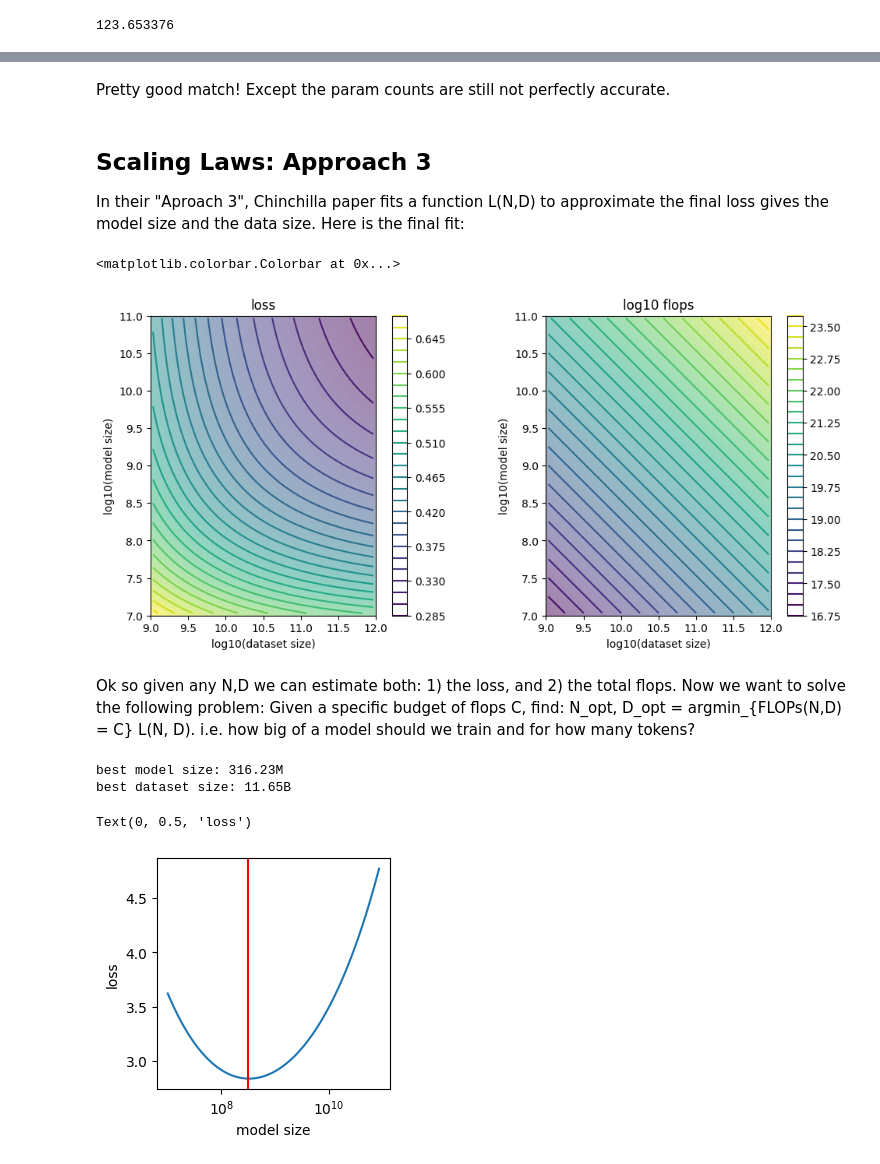
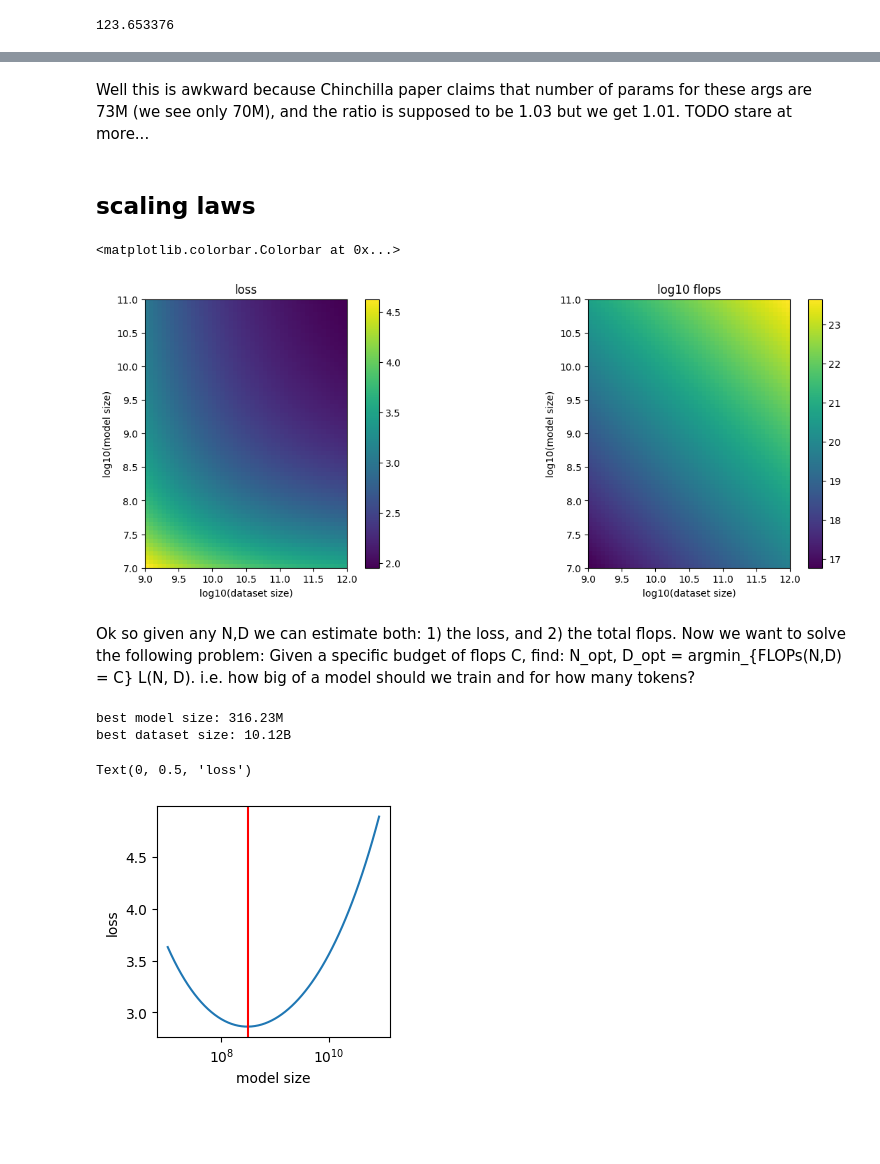
Before and after one commit to karpathy/nanoGPT, a Jupyter notebook: scaling_laws.ipynb, the cells around one changed output, grey strips where cells are left out. Saved outputs shown, nothing was run; the diff lists cells and outputs as text; code cells hidden in the pictures; blank space fills up the shorter version.

Commit message:
add a notebook trying to reproduce chinchilla scaling laws. I can't get the numbers to be exactly right, have to look at more
(cherry picked from commit 5a223521562b52cf14aef96563046a957669f6f4)

```diff
--- a/scaling_laws.ipynb
+++ b/scaling_laws.ipynb
@@ -14,14 +15,13 @@ First some parameter calculations:
 # %%
-def gpt_params(seq_len, vocab_size, d_model, num_heads, num_layers):
-    """ Given GPT config calculate total number of parameters """
-    ffw_size = 4*d_model # in GPT the number of intermediate features is always 4*d_model
+def params(seq_len, vocab_size, d_model, num_heads, num_layers, ffw_size=4):
+    """ Given GPT config calculate total number of parameters"""
     # token and position embeddings
     embeddings = d_model * vocab_size + d_model * seq_len
     # transformer blocks
     attention = 3*d_model**2 + 3*d_model # weights and biases
     attproj = d_model**2 + d_model
-    ffw = d_model*(ffw_size) + ffw_size
-    ffwproj = ffw_size*d_model + d_model
+    ffw = d_model*(ffw_size*d_model) + ffw_size*d_model
+    ffwproj = ffw_size*d_model*d_model + d_model
     layernorms = 2*2*d_model
     # dense
     ln_f = 2*d_model
@@ -30,7 +30,6 @@ def gpt_params(seq_len, vocab_size, d_model, num_heads, num_layers):
     total_params = num_layers*(attention + attproj + ffw + ffwproj + layernorms) + ln_f + dense
     return total_params
 
-gpt2 = dict(seq_len = 1024, vocab_size = 50257, d_model = 768, num_heads = 12, num_layers = 12)
-gpt_params(**gpt2)/1e6
+params(**gpt2)/1e6 # OpenAI reports gpt2 (small) as having 124M params, good.
 # %% [output]
 123.653376
@@ -65,5 +35,0 @@ chilchilla_models[0] # tuples of params, d_model, ffw_size, kv_size, n_heads, n_
-# %%
-for m in chilchilla_models[-5:]: # only print last 5 models of the table
-    p, d, f, k, h, l = m
-    nparams = chinchilla_params(seq_len = 1024, vocab_size = 32000, d_model = d, num_heads = h, num_layers = l, ffw_size=f)
-    print(f"our estimated params: {nparams/1e6:.4f}M, chinchilla params: {p/1e6:.4f}M, d_model: {d}, n_heads: {h}, n_layers: {l}")
@@ -175,51 +98,44 @@ df
-# %% [markdown]
-Pretty good match! Except the param counts are still not perfectly accurate.
-# %% [markdown]
-## Scaling Laws: Approach 3
-
-In their "Aproach 3", Chinchilla paper fits a function L(N,D) to approximate the final loss gives the model size and the data size. Here is the final fit:
+# %% [markdown]
+Well this is awkward because Chinchilla paper claims that number of params for these args are 73M (we see only 70M), and the ratio is supposed to be 1.03 but we get 1.01. TODO stare at more...
+# %% [markdown]
+## scaling laws
 # %%
 def L(N, D):
     """
     Approximates loss given N parameters and D dataset size (in tokens),
     per Chinchilla paper.
     """
     E = 1.69 # entropy of natural language, limit of infinite model on infinite data
     A = 406.4
     B = 410.7
     alpha = 0.34
     beta = 0.28
     return A / (N ** alpha) + B / (D ** beta) + E
 
 ns = 10 ** np.arange(7, 11, step=2**-4) # model sizes from 10M to 100B
 ds = 10 ** np.arange(9, 12, step=2**-4) # dataset sizes from 1B to 1T
-plt.figure(figsize=(12, 5))
+plt.figure(figsize=(15, 5))
+# plot a heatmap of loss as a function of model size and dataset size
 plt.subplot(121)
-# create a 2D countour plot of loss L as a function of model size and dataset size in ns,ds
-loss2d = np.log10(np.array([[L(n, d) for d in ds] for n in ns]))
-plt.imshow(loss2d, extent=[9, 12, 7, 11], origin='lower', alpha=0.5)
-plt.contour(loss2d, levels=30, extent=[9, 12, 7, 11], origin='lower')
+plt.imshow(np.array([[L(n, d) for d in ds] for n in ns]), extent=[9, 12, 7, 11], origin='lower')
 plt.xlabel('log10(dataset size)')
 plt.ylabel('log10(model size)')
 plt.title('loss')
 plt.colorbar()
 # plot the compute for each point, which is a deterministic function: flops = 6*N*D
 plt.subplot(122)
-compute2d = np.log10(np.array([[6*n*d for d in ds] for n in ns]))
-plt.imshow(compute2d, extent=[9, 12, 7, 11], origin='lower', alpha=0.5)
-plt.contour(compute2d, levels=30, extent=[9, 12, 7, 11], origin='lower')
+plt.imshow(np.log10(np.array([[6*n*d for d in ds] for n in ns])), extent=[9, 12, 7, 11], origin='lower')
 plt.xlabel('log10(dataset size)')
 plt.ylabel('log10(model size)')
 plt.title('log10 flops')
 plt.colorbar()
 # %% [output]
 <matplotlib.colorbar.Colorbar at 0x...>
-[figure, old version]
+[figure, new version]
 # %% [markdown]
 Ok so given any N,D we can estimate both: 1) the loss, and 2) the total flops. Now we want to solve the following problem: Given a specific budget of flops C, find: N_opt, D_opt = argmin_{FLOPs(N,D) = C} L(N, D). i.e. how big of a model should we train and for how many tokens?
 # %%
-c = 2.21e19 # target compute budget (usually know this because we know how many GPU for how long go brrr)
-# (I got this flop number from row 1 of Table A3)
+c = 1.92e19 # target compute budget (usually know this because we know how many GPU for how long go brrr)
 # sweep model sizes from 10M to 100B
 ns = 10 ** np.arange(7, 11, step=2**-4)
 # using C = 6*N*D, solve for D that maintains the compute budget c
@@ -240,9 +156,9 @@ plt.xlabel('model size')
 plt.ylabel('loss')
 # %% [output]
 best model size: 316.23M
-best dataset size: 11.65B
+best dataset size: 10.12B
 Text(0, 0.5, 'loss')
-[figure, old version]
+[figure, new version]
 # %% [markdown]
 In the plot above, basically the models on the left of best are too small and trained for too long. The models on the right of best are way too large and trained for too little. The model at the red line is just right.
 
```
Also changed, not shown: parts of 23 cells of this notebook, 1 other file.
